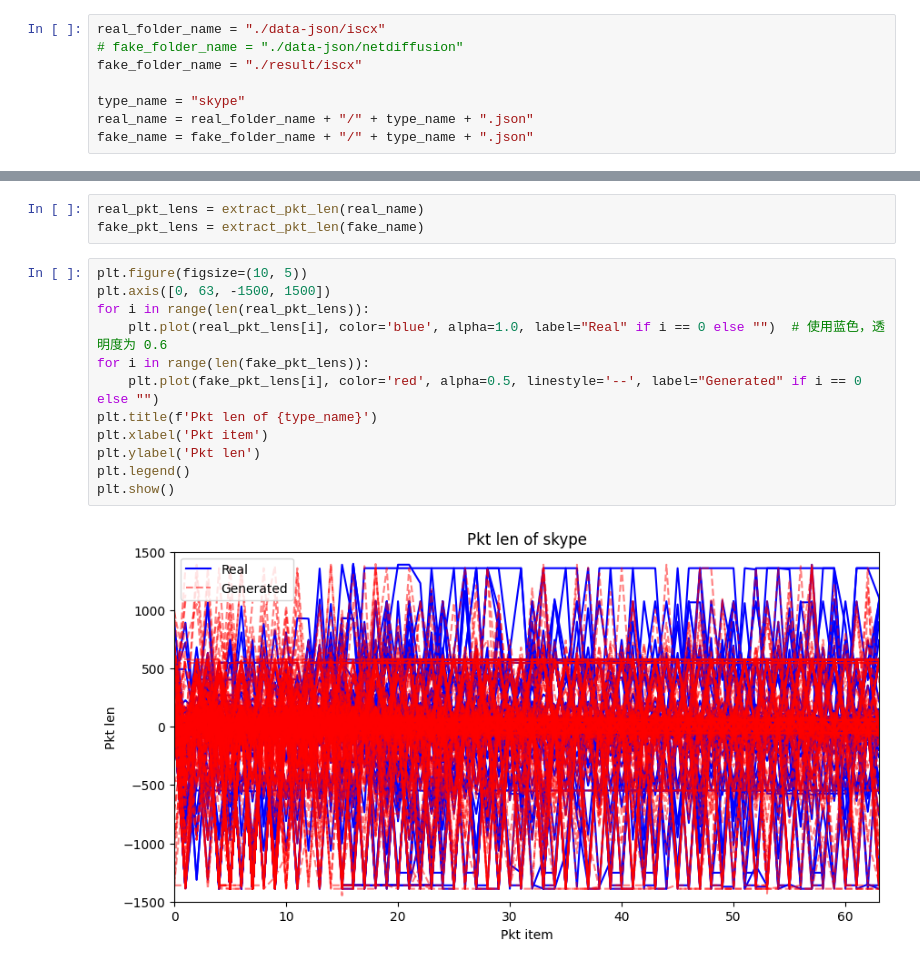
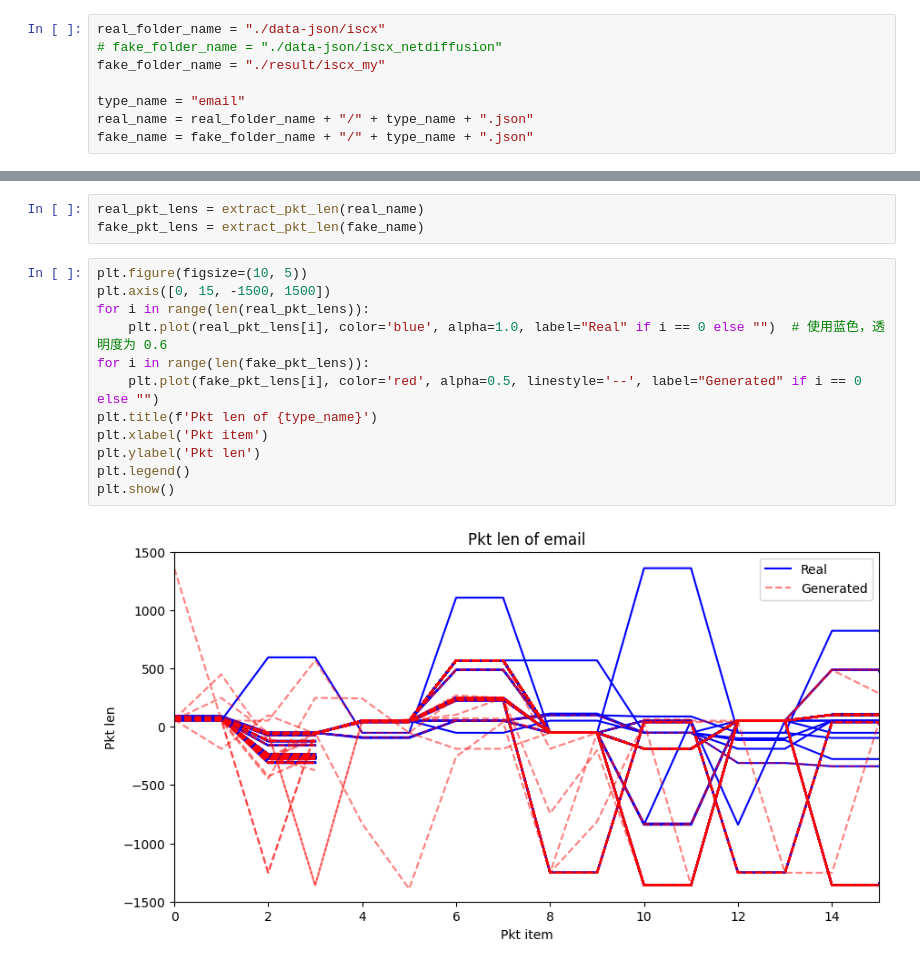
Before and after one commit to DeepShield-AI/NetGenRL, a Jupyter notebook: visual.ipynb, the cells around one changed output, grey strips where cells are left out. Cells and saved outputs as stored; diff of their text form.

```diff
--- a/visual.ipynb
+++ b/visual.ipynb
@@ -3,10 +3,10 @@ import json
 import matplotlib.pyplot as plt
 # %%
 real_folder_name = "./data-json/iscx"
-# fake_folder_name = "./data-json/netdiffusion"
-fake_folder_name = "./result/iscx"
+# fake_folder_name = "./data-json/iscx_netdiffusion"
+fake_folder_name = "./result/iscx_my"
 
-type_name = "skype"
+type_name = "email"
 real_name = real_folder_name + "/" + type_name + ".json"
 fake_name = fake_folder_name + "/" + type_name + ".json"
 # %%
@@ -28,15 +28,15 @@ real_pkt_lens = extract_pkt_len(real_name)
 fake_pkt_lens = extract_pkt_len(fake_name)
 # %%
 plt.figure(figsize=(10, 5))
-plt.axis([0, 63, -1500, 1500])
+plt.axis([0, 15, -1500, 1500])
 for i in range(len(real_pkt_lens)):
     plt.plot(real_pkt_lens[i], color='blue', alpha=1.0, label="Real" if i == 0 else "")  # 使用蓝色，透明度为 0.6
 for i in range(len(fake_pkt_lens)):
     plt.plot(fake_pkt_lens[i], color='red', alpha=0.5, linestyle='--', label="Generated" if i == 0 else "")
 plt.title(f'Pkt len of {type_name}')
 plt.xlabel('Pkt item')
 plt.ylabel('Pkt len')
 plt.legend()
 plt.show()
 # %% [output]
-[figure, old version]
+[figure, new version]
```
Also changed, not shown: 38 other files.
